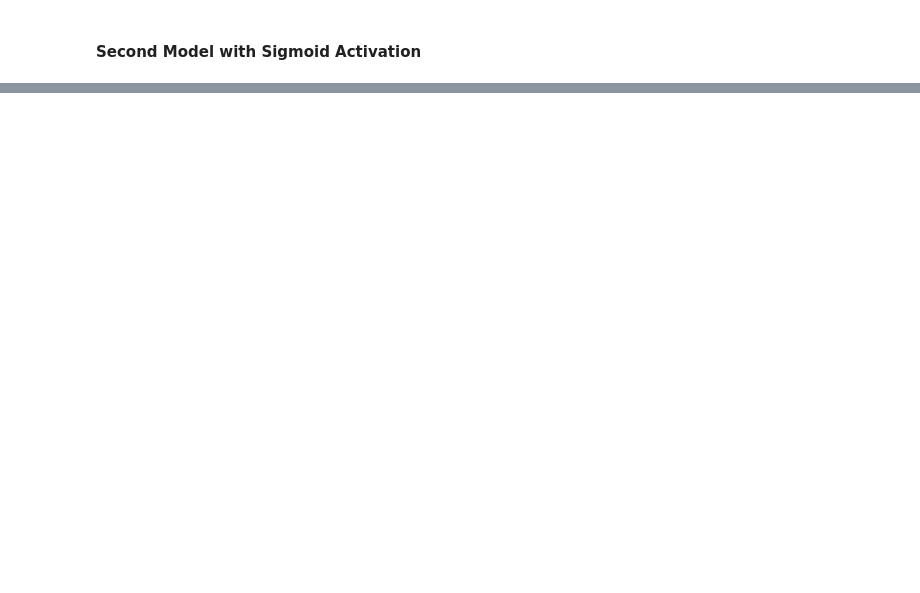
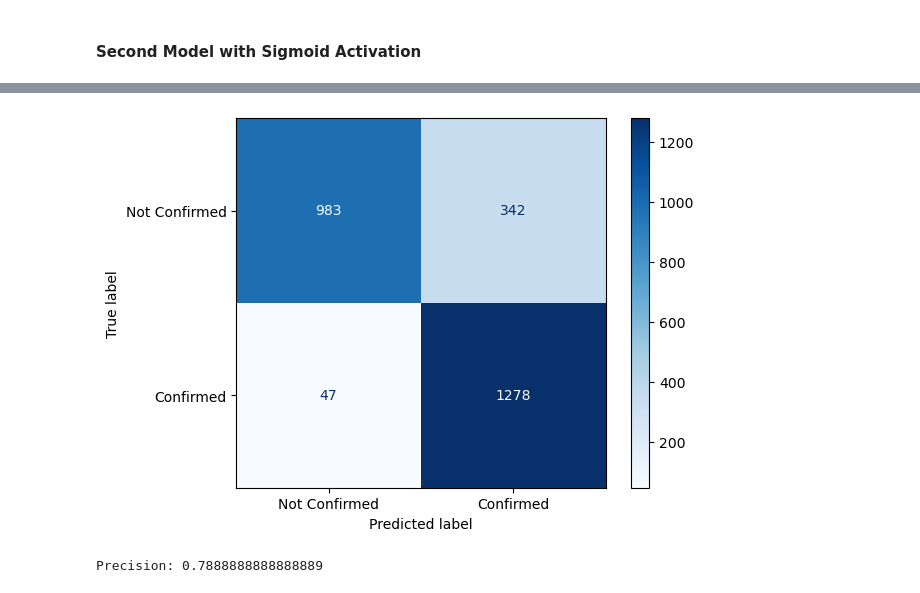
Before and after one commit to SaiNikhilChanda/DSCI225, a Jupyter notebook: Homework_6.ipynb, the cells around one changed output, grey strips where cells are left out. Drawn from its saved outputs; the diff is of its cells as text; code cells hidden in the pictures; blank space fills up the shorter version.

```diff
--- a/Homework_6.ipynb
+++ b/Homework_6.ipynb
@@ -282,0 +303,21 @@ for i in range(0, SMOTE_X_train.shape[1] - 1, 2):  # Ensure i+2 does not exceed
+# %%
+keras.utils.set_random_seed(42)
+
+model3 = keras.models.Sequential([
+  keras.layers.Flatten(input_shape=[SMOTE_X_train.shape[1]]),
+  keras.layers.Dense(12, activation="sigmoid"),
+  keras.layers.Dense(12, activation="sigmoid"),
+  keras.layers.Dense(2, activation="softmax")
+])
+
+model3.compile(loss="sparse_categorical_crossentropy",
+              optimizer="sgd",
+              metrics=["precision"])
+
+history3 = model3.fit(SMOTE_X_train, SMOTE_y_train, epochs=30,
+                    validation_data=(SMOTE_X_test, SMOTE_y_test))
+
+pd.DataFrame(history3.history).plot(figsize=(8, 5))
+plt.grid(True)
+plt.gca().set_ylim(0, 1)
+plt.show()
@@ -282,0 +343,3 @@ for i in range(0, SMOTE_X_train.shape[1] - 1, 2):  # Ensure i+2 does not exceed
+# %%
+confusion_and_precision(model3)
+# %% [output]
@@ -282,0 +347,2 @@ for i in range(0, SMOTE_X_train.shape[1] - 1, 2):  # Ensure i+2 does not exceed
+[figure, added]
+Precision: 0.7888888888888889
```
Also changed, not shown: parts of 28 cells of this notebook.
